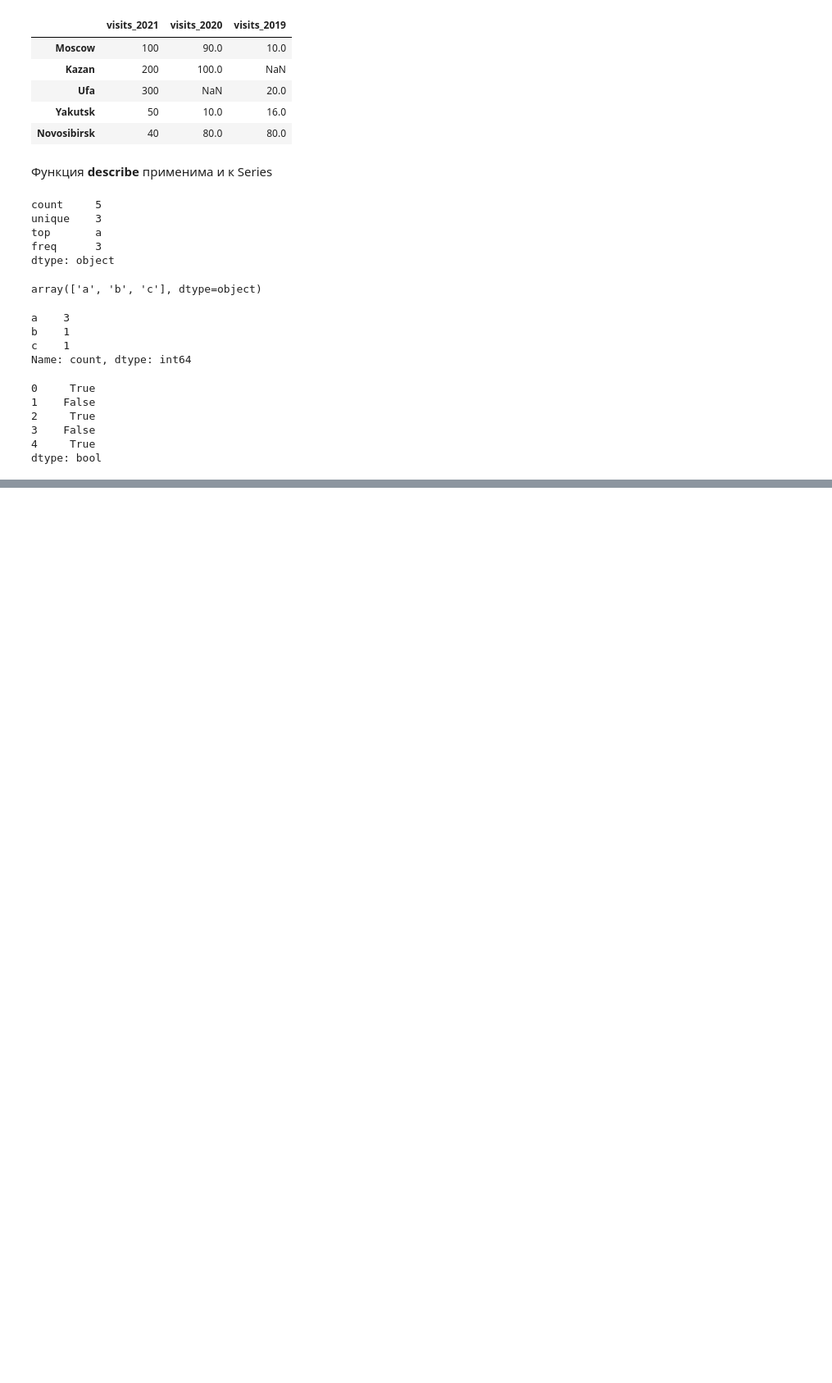
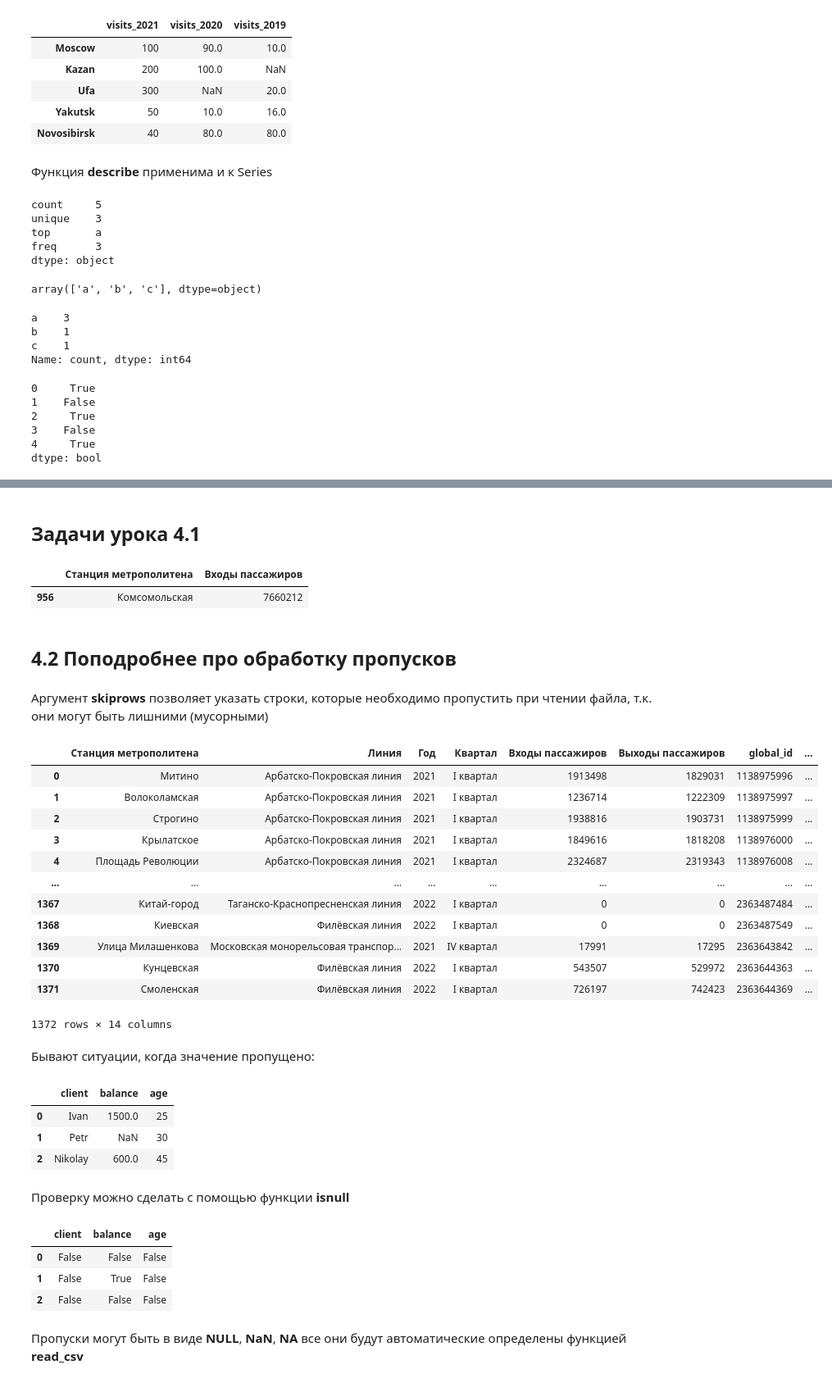
Before and after one commit to VadzimRudzman/pandas_fundamentals, a Jupyter notebook: Основы Pandas.ipynb, the cells around one changed output, grey strips where cells are left out. Shown at 82% size. Cells and saved outputs as stored; diff of their text form; code cells hidden in the pictures; blank space fills up the shorter version.

```diff
--- a/Основы Pandas.ipynb
+++ b/Основы Pandas.ipynb
@@ -1709,0 +1769,57 @@ dtype: bool
+# %% [markdown]
+## Задачи урока 4.1
+# %%
+import pandas as pd
+
+df = pd.read_csv(r'C:\Users\Vadim\Downloads\Пассажиропоток_МосМетро_2.csv', sep=';', skiprows=1)
+data = df.loc[(df['Квартал'] == 'IV квартал') & (df['Год'] == 2021), ['Станция метрополитена', 'Входы пассажиров']]
+data.sort_values(by='Входы пассажиров', ascending=False, inplace=True)
+
+data.head(1)
+# %% [output]
+|  | Станция метрополитена | Входы пассажиров |
+| 956 | Комсомольская | 7660212 |
+# %% [markdown]
+## 4.2 Поподробнее про обработку пропусков
+# %% [markdown]
+Аргумент **skiprows** позволяет указать строки, которые необходимо пропустить при чтении файла, т.к. они могут быть лишними (мусорными)
+# %%
+import pandas as pd
+
+df = pd.read_csv(r'C:\Users\Vadim\Downloads\Пассажиропоток_МосМетро_2.csv', sep=';', skiprows=1)
+df
+# %% [output]
+|  | Станция метрополитена | Линия | Год | Квартал | Входы пассажиров | Выходы пассажиров | global_id | ... |
+| 0 | Митино | Арбатско-Покровская линия | 2021 | I квартал | 1913498 | 1829031 | 1138975996 | ... |
+| 1 | Волоколамская | Арбатско-Покровская линия | 2021 | I квартал | 1236714 | 1222309 | 1138975997 | ... |
+| 2 | Строгино | Арбатско-Покровская линия | 2021 | I квартал | 1938816 | 1903731 | 1138975999 | ... |
+| 3 | Крылатское | Арбатско-Покровская линия | 2021 | I квартал | 1849616 | 1818208 | 1138976000 | ... |
+| 4 | Площадь Революции | Арбатско-Покровская линия | 2021 | I квартал | 2324687 | 2319343 | 1138976008 | ... |
+| ... | ... | ... | ... | ... | ... | ... | ... | ... |
+| 1367 | Китай-город | Таганско-Краснопресненская линия | 2022 | I квартал | 0 | 0 | 2363487484 | ... |
+| 1368 | Киевская | Филёвская линия | 2022 | I квартал | 0 | 0 | 2363487549 | ... |
+| 1369 | Улица Милашенкова | Московская монорельсовая транспор... | 2021 | IV квартал | 17991 | 17295 | 2363643842 | ... |
+| 1370 | Кунцевская | Филёвская линия | 2022 | I квартал | 543507 | 529972 | 2363644363 | ... |
+| 1371 | Смоленская | Филёвская линия | 2022 | I квартал | 726197 | 742423 | 2363644369 | ... |
+1372 rows × 14 columns
+# %% [markdown]
+Бывают ситуации, когда значение пропущено:
+# %%
+df2 = pd.read_csv(r'C:\Users\Vadim\Downloads\example4.csv', sep=';')
+df2
+# %% [output]
+|  | client | balance | age |
+| 0 | Ivan | 1500.0 | 25 |
+| 1 | Petr | NaN | 30 |
+| 2 | Nikolay | 600.0 | 45 |
+# %% [markdown]
+Проверку можно сделать с помощью функции **isnull**
+# %%
+pd.isnull(df2)
+# %% [output]
+|  | client | balance | age |
+| 0 | False | False | False |
+| 1 | False | True | False |
+| 2 | False | False | False |
+# %% [markdown]
+Пропуски могут быть в виде **NULL**, **NaN**, **NA** все они будут автоматические определены функцией **read_csv**
```
Also changed, not shown: parts of 40 cells of this notebook.
